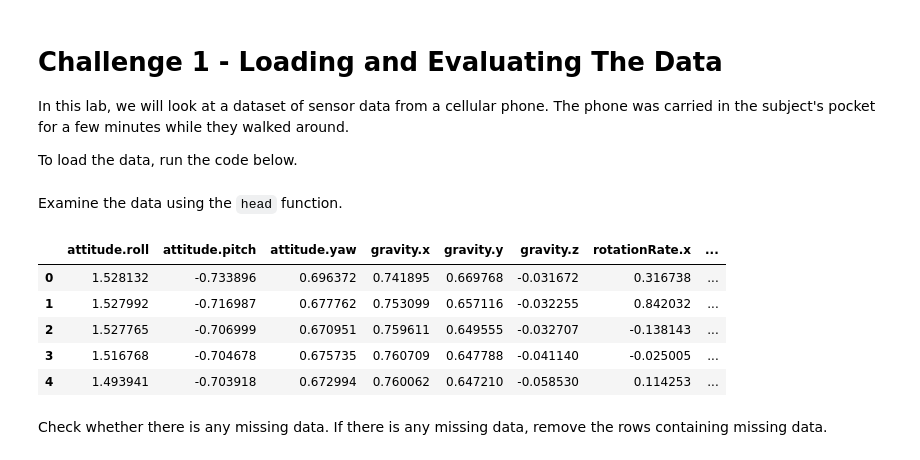
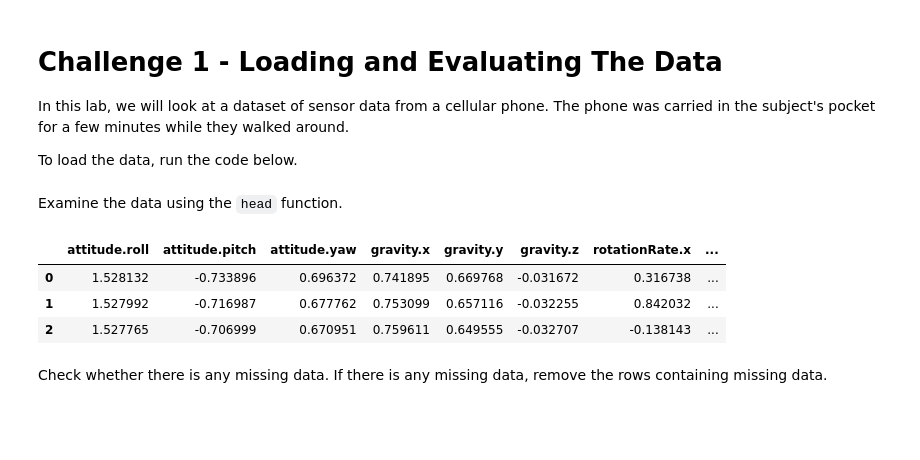
Before and after one commit to Ironhack-Data-Madrid-Agosto-2021/lab-time-series, a Jupyter notebook: your-code/main.ipynb, the cells around one changed output. Saved outputs shown, nothing was run; the diff lists cells and outputs as text; code cells hidden in the pictures; blank space fills up the shorter version.

```diff
--- a/your-code/main.ipynb
+++ b/your-code/main.ipynb
@@ -19,14 +19,12 @@ sensor.drop(columns=['Unnamed: 0'], inplace=True)
 # %% [markdown]
 Examine the data using the `head` function.
 # %%
-sensor.head()
+sensor.head(3)
 # %% [output]
 |  | attitude.roll | attitude.pitch | attitude.yaw | gravity.x | gravity.y | gravity.z | rotationRate.x | ... |
 | 0 | 1.528132 | -0.733896 | 0.696372 | 0.741895 | 0.669768 | -0.031672 | 0.316738 | ... |
 | 1 | 1.527992 | -0.716987 | 0.677762 | 0.753099 | 0.657116 | -0.032255 | 0.842032 | ... |
 | 2 | 1.527765 | -0.706999 | 0.670951 | 0.759611 | 0.649555 | -0.032707 | -0.138143 | ... |
-| 3 | 1.516768 | -0.704678 | 0.675735 | 0.760709 | 0.647788 | -0.041140 | -0.025005 | ... |
-| 4 | 1.493941 | -0.703918 | 0.672994 | 0.760062 | 0.647210 | -0.058530 | 0.114253 | ... |
 # %% [markdown]
 Check whether there is any missing data. If there is any missing data, remove the rows containing missing data.
 # %%
```
Also changed, not shown: parts of 4 cells of this notebook.
